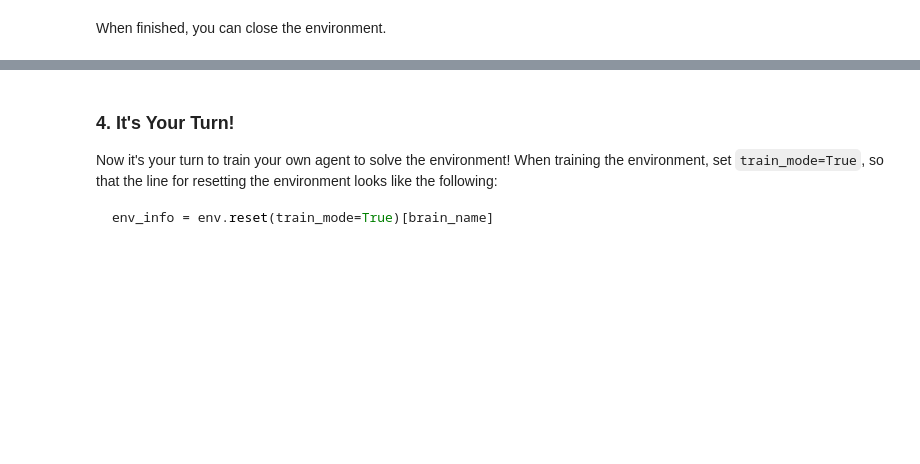
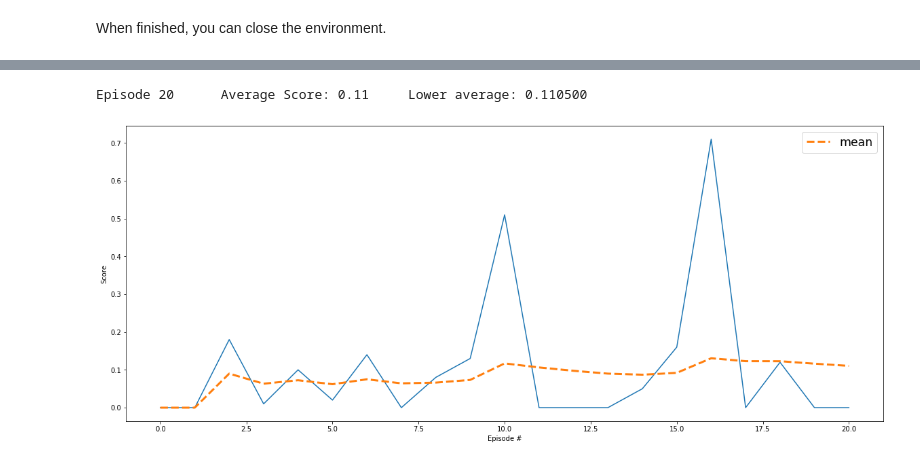
Before and after one commit to silviomori/udacity-deep-reinforcement-learning-p2-continuous-control, a Jupyter notebook: Continuous_Control.ipynb, the cells around one changed output, grey strips where cells are left out. Drawn from its saved outputs; the diff is of its cells as text; code cells hidden in the pictures; blank space fills up the shorter version.

Commit message:
feat: Draft the training function

````diff
--- a/Continuous_Control.ipynb
+++ b/Continuous_Control.ipynb
@@ -30,0 +34,3 @@ env = UnityEnvironment(file_name='...')
+# %%
+env = UnityEnvironment(file_name='Reacher_Linux/Reacher.x86_64')
+# env = UnityEnvironment(file_name='Reacher_20_Linux/Reacher.x86_64')
@@ -67,19 +104,3 @@ In the next code cell, you will learn how to use the Python API to control the a
 Once this cell is executed, you will watch the agent's performance, if it selects an action at random with each time step.  A window should pop up that allows you to observe the agent, as it moves through the environment.
 
 Of course, as part of the project, you'll have to change the code so that the agent is able to use its experience to gradually choose better actions when interacting with the environment!
-# %%
-env_info = env.reset(train_mode=False)[brain_name]     # reset the environment
-states = env_info.vector_observations                  # get the current state (for each agent)
-scores = np.zeros(num_agents)                          # initialize the score (for each agent)
-while True:
-    actions = np.random.randn(num_agents, action_size) # select an action (for each agent)
-    actions = np.clip(actions, -1, 1)                  # all actions between -1 and 1
-    env_info = env.step(actions)[brain_name]           # send all actions to tne environment
-    next_states = env_info.vector_observations         # get next state (for each agent)
-    rewards = env_info.rewards                         # get reward (for each agent)
-    dones = env_info.local_done                        # see if episode finished
-    scores += env_info.rewards                         # update the score (for each agent)
-    states = next_states                               # roll over states to next time step
-    if np.any(dones):                                  # exit loop if episode finished
-        break
-print('Total score (averaged over agents) this episode: {}'.format(np.mean(scores)))
@@ -88,9 +197,17 @@ When finished, you can close the environment.
+# %%
+scores, mean, scores_window = ddpg(20)
+
+fig = plt.figure(figsize=(20,8))
+ax = fig.add_subplot(111)
+
+plt.plot(scores)
+plt.plot(mean.mean(axis=1), label='mean', linestyle='--', linewidth=3)
+plt.ylabel('Score')
+plt.xlabel('Episode #')
+plt.legend(fontsize='xx-large')
+plt.show()
+# %% [output]
+Episode 20      Average Score: 0.11     Lower average: 0.110500
+[figure, added]
 # %%
 env.close()
-# %% [markdown]
-### 4. It's Your Turn!
-
-Now it's your turn to train your own agent to solve the environment!  When training the environment, set `train_mode=True`, so that the line for resetting the environment looks like the following:
-```python
-env_info = env.reset(train_mode=True)[brain_name]
-```
````
Also changed, not shown: parts of 8 cells of this notebook.
